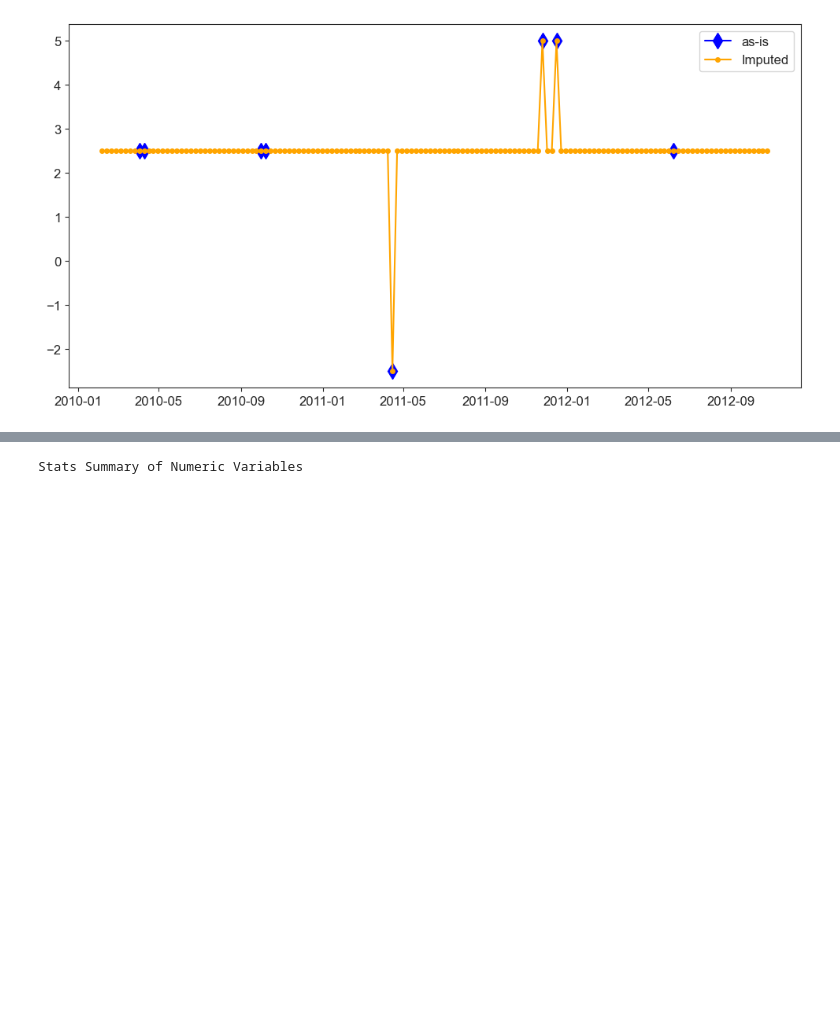
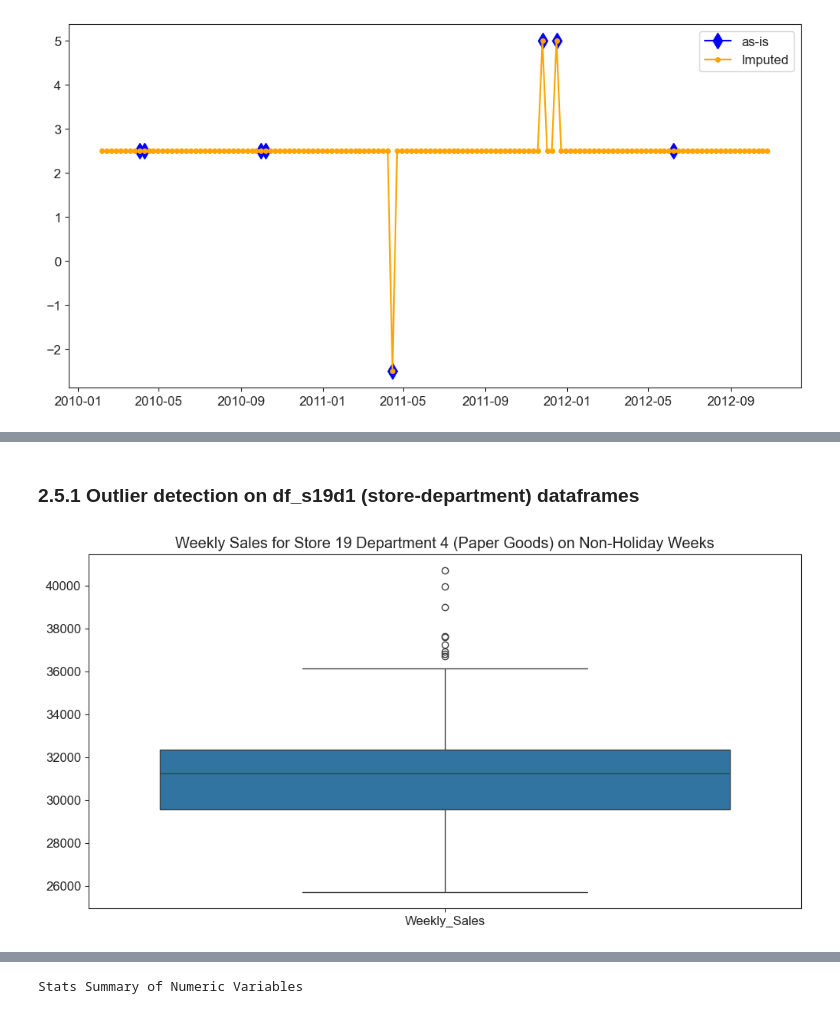
Before and after one commit to Dr-Spicy/WalmartForecast, a Jupyter notebook: Notebook.ipynb, the cells around one changed output, grey strips where cells are left out. Drawn from its saved outputs; the diff is of its cells as text; code cells hidden in the pictures; blank space fills up the shorter version.

```diff
--- a/Notebook.ipynb
+++ b/Notebook.ipynb
@@ -729,0 +735,3 @@ plt.show()
+# %%
+df_s19d4 = df.loc[(df.Store==19)&(df.New_Dept==4)]
+df_s19d4.isna().sum().sort_values(ascending=False).head()
@@ -729,0 +827,2 @@ plt.show()
+# %% [markdown]
+### 2.5.1 Outlier detection on df_s19d1 (store-department) dataframes
@@ -729,0 +837,9 @@ plt.show()
+# %%
+# Outlier detection on df_s19d1
+ws_s19d4_nh = df_s19d4.loc[df_s19d4.IsHoliday==False, ['Date','Weekly_Sales']]
+# use sns to plot the boxplot
+sns.boxplot(ws_s19d4_nh)
+plt.title('Weekly Sales for Store 19 Department 4 (Paper Goods) on Non-Holiday Weeks')
+plt.show()
+# %% [output]
+[figure, added]
```
Also changed, not shown: parts of 20 cells of this notebook, 1 other file.
